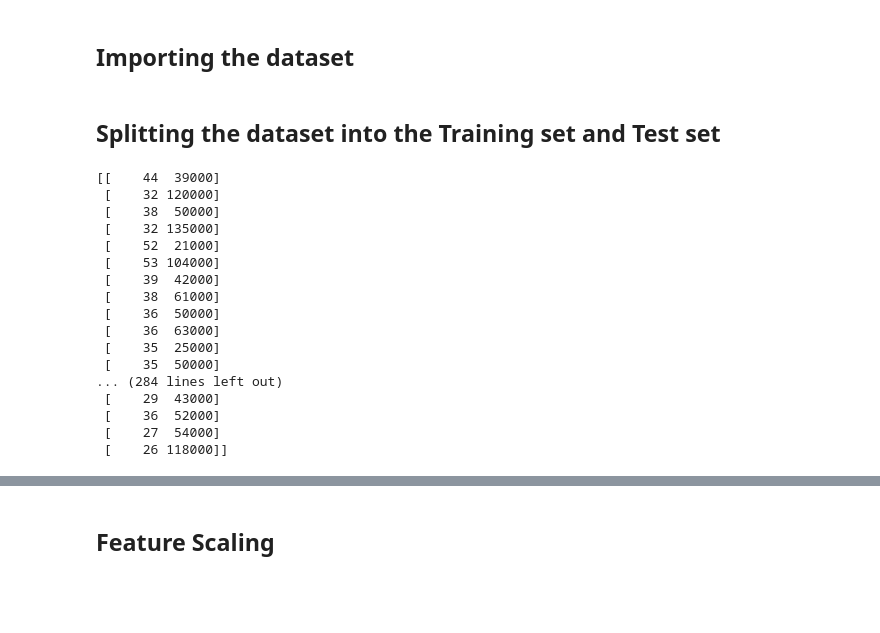
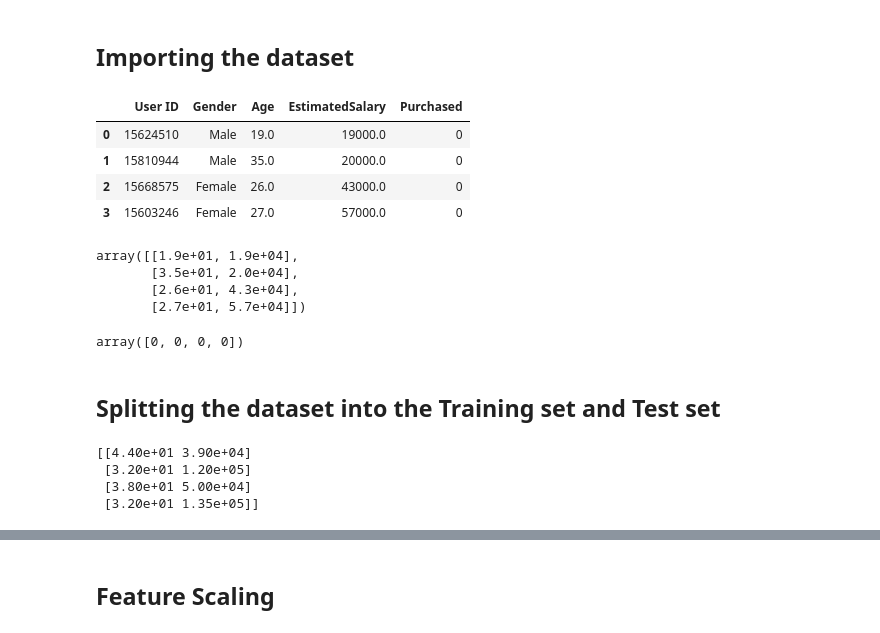
Before and after one commit to JuanMi-Galan/machinelearning-az, a Jupyter notebook: update/Part 3 - Classification/Section 14 - Logistic Regression/Python/logistic_regression.ipynb, the cells around one changed output, grey strips where cells are left out. Cells and saved outputs as stored; diff of their text form; code cells hidden in the pictures; blank space fills up the shorter version.

```diff
--- a/update/Part 3 - Classification/Section 14 - Logistic Regression/Python/logistic_regression.ipynb
+++ b/update/Part 3 - Classification/Section 14 - Logistic Regression/Python/logistic_regression.ipynb
@@ -14,27 +14,33 @@ X = dataset.iloc[:, :-1].values
 y = dataset.iloc[:, -1].values
+# %%
+dataset.head(4)
+# %% [output]
+|  | User ID | Gender | Age | EstimatedSalary | Purchased |
+| 0 | 15624510 | Male | 19.0 | 19000.0 | 0 |
+| 1 | 15810944 | Male | 35.0 | 20000.0 | 0 |
+| 2 | 15668575 | Female | 26.0 | 43000.0 | 0 |
+| 3 | 15603246 | Female | 27.0 | 57000.0 | 0 |
+# %%
+X[:4]
+# %% [output]
+array([[1.9e+01, 1.9e+04],
+       [3.5e+01, 2.0e+04],
+       [2.6e+01, 4.3e+04],
+       [2.7e+01, 5.7e+04]])
+# %%
+y[:4]
+# %% [output]
+array([0, 0, 0, 0])
 # %% [markdown]
 ## Splitting the dataset into the Training set and Test set
 # %%
 from sklearn.model_selection import train_test_split
 X_train, X_test, y_train, y_test = train_test_split(X, y, test_size = 0.25, random_state = 0)
 # %%
-print(X_train)
+print(X_train[:4])
 # %% [output]
-[[    44  39000]
- [    32 120000]
- [    38  50000]
- [    32 135000]
- [    52  21000]
- [    53 104000]
- [    39  42000]
- [    38  61000]
- [    36  50000]
- [    36  63000]
- [    35  25000]
- [    35  50000]
-... (284 lines left out)
- [    29  43000]
- [    36  52000]
- [    27  54000]
- [    26 118000]]
+[[4.40e+01 3.90e+04]
+ [3.20e+01 1.20e+05]
+ [3.80e+01 5.00e+04]
+ [3.20e+01 1.35e+05]]
 # %%
```
Also changed, not shown: parts of 8 cells of this notebook.
